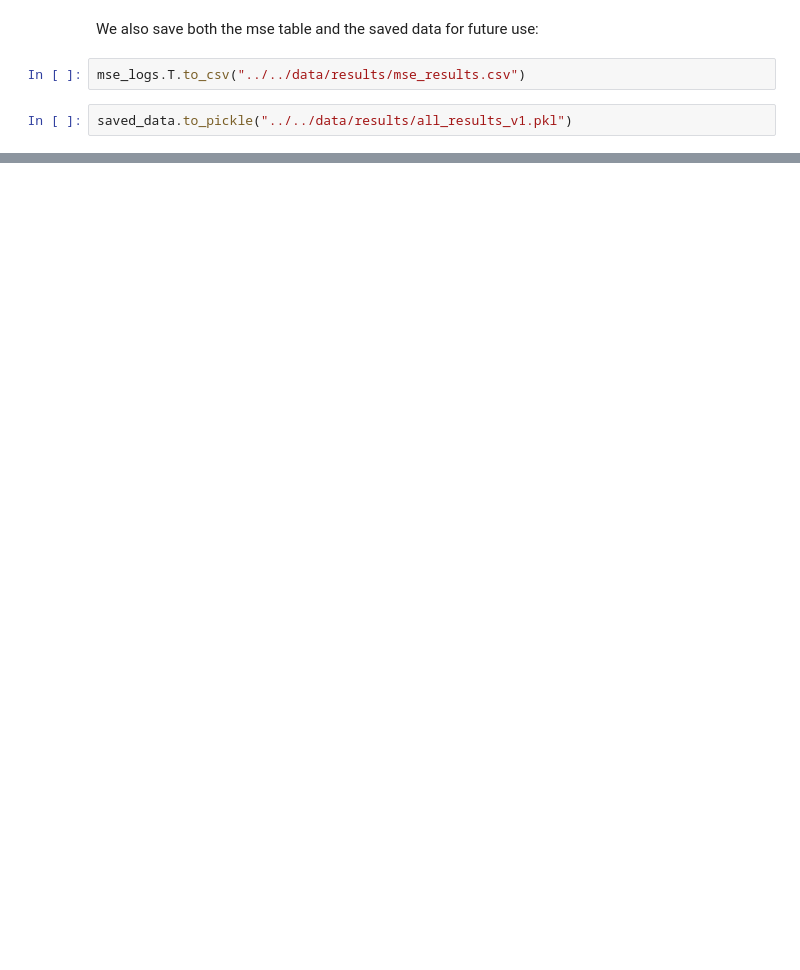
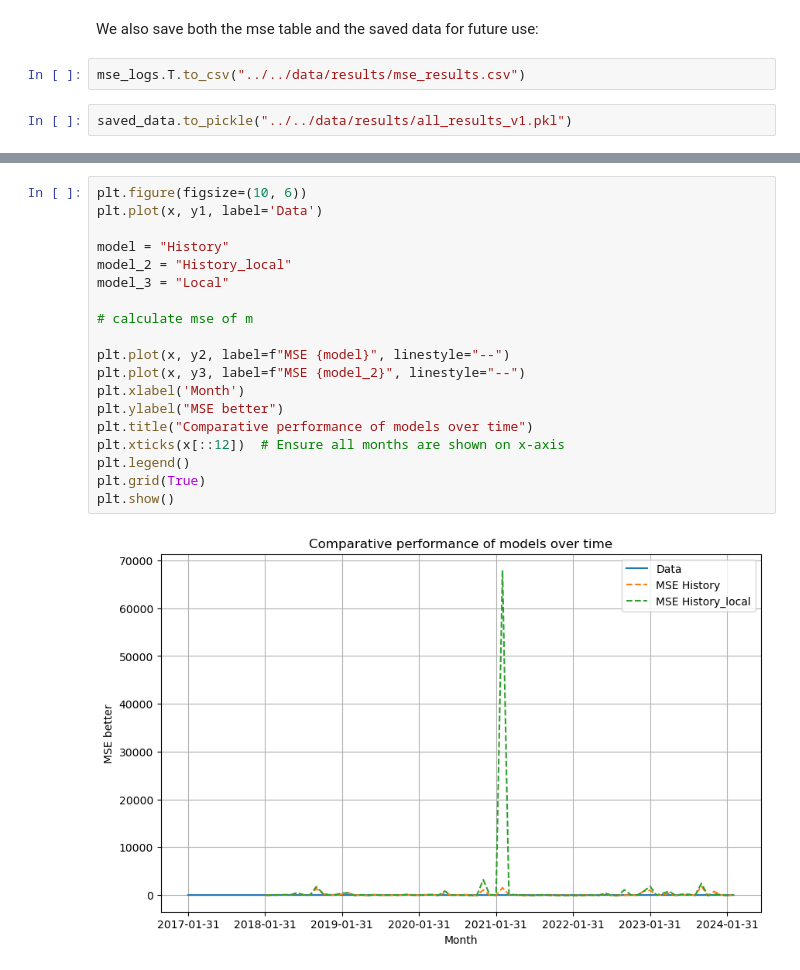
Before and after one commit to lboekestein/capstone, a Jupyter notebook: src/Predicting/Predicting.ipynb, the cells around one changed output, grey strips where cells are left out. Saved outputs shown, nothing was run; the diff lists cells and outputs as text; blank space fills up the shorter version.

```diff
--- a/src/Predicting/Predicting.ipynb
+++ b/src/Predicting/Predicting.ipynb
@@ -453,0 +523,21 @@ saved_data.to_pickle("../../data/results/all_results_v1.pkl")
+# %%
+plt.figure(figsize=(10, 6))
+plt.plot(x, y1, label='Data')
+
+model = "History"
+model_2 = "History_local"
+model_3 = "Local"
+
+# calculate mse of m
+
+plt.plot(x, y2, label=f"MSE {model}", linestyle="--")
+plt.plot(x, y3, label=f"MSE {model_2}", linestyle="--")
+plt.xlabel('Month')
+plt.ylabel("MSE better")
+plt.title("Comparative performance of models over time")
+plt.xticks(x[::12])  # Ensure all months are shown on x-axis
+plt.legend()
+plt.grid(True)
+plt.show()
+# %% [output]
+[figure, added]
```
Also changed, not shown: parts of 11 cells of this notebook, 5 other files.
